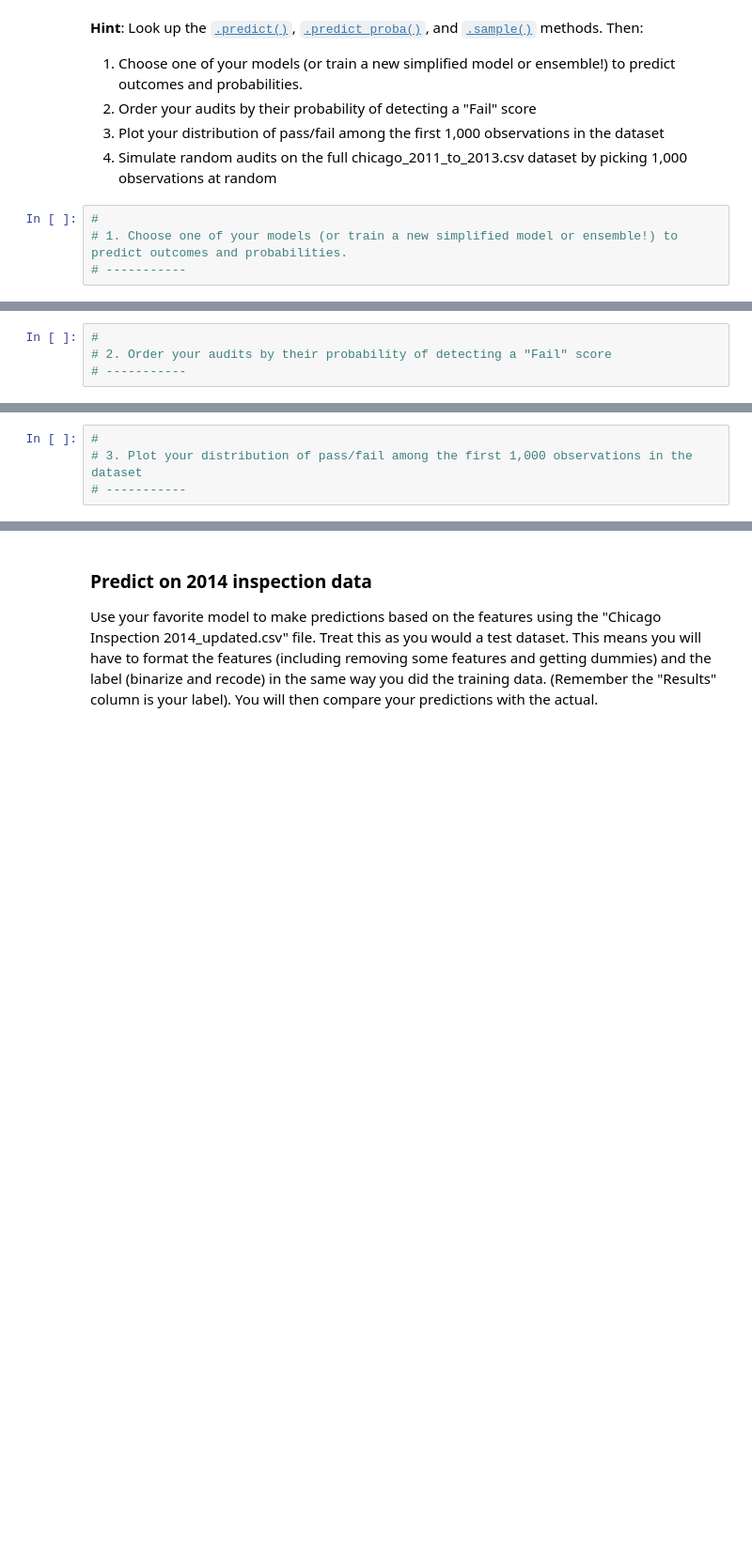
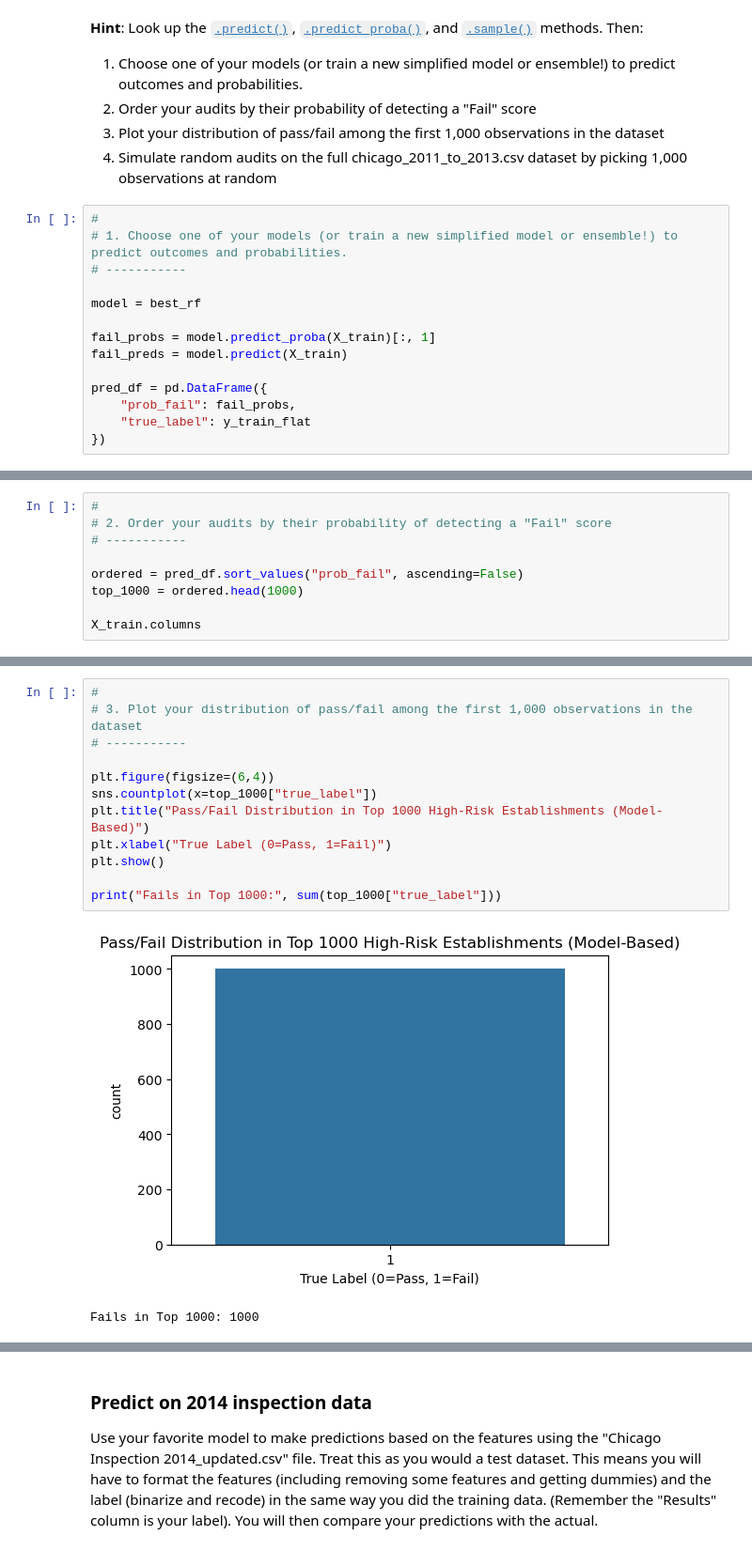
Before and after one commit to AyeshaZafar-Berkeley/AyeshaZafar-Berkeley.github.io, a Jupyter notebook: Project 3/Project 3 Students.ipynb, the cells around one changed output, grey strips where cells are left out. Shown: that part at 94% size. Saved outputs shown, nothing was run; the diff lists cells and outputs as text; blank space fills up the shorter version.

```diff
--- a/Project 3/Project 3 Students.ipynb
+++ b/Project 3/Project 3 Students.ipynb
@@ -475,3 +515,13 @@ Use tools like coefficient plots or feature importance plots to investigate your
 #
 # 1. Choose one of your models (or train a new simplified model or ensemble!) to predict outcomes and probabilities.
 # -----------
+
+model = best_rf
+
+fail_probs = model.predict_proba(X_train)[:, 1]
+fail_preds = model.predict(X_train)
+
+pred_df = pd.DataFrame({
+    "prob_fail": fail_probs,
+    "true_label": y_train_flat
+})
@@ -479,3 +548,8 @@ Use tools like coefficient plots or feature importance plots to investigate your
 #
 # 2. Order your audits by their probability of detecting a "Fail" score
 # -----------
+
+ordered = pred_df.sort_values("prob_fail", ascending=False)
+top_1000 = ordered.head(1000)
+
+X_train.columns
@@ -482,7 +568,18 @@ Use tools like coefficient plots or feature importance plots to investigate your
 # %%
 #
 # 3. Plot your distribution of pass/fail among the first 1,000 observations in the dataset
 # -----------
+
+plt.figure(figsize=(6,4))
+sns.countplot(x=top_1000["true_label"])
+plt.title("Pass/Fail Distribution in Top 1000 High-Risk Establishments (Model-Based)")
+plt.xlabel("True Label (0=Pass, 1=Fail)")
+plt.show()
+
+print("Fails in Top 1000:", sum(top_1000["true_label"]))
+# %% [output]
+[figure, added]
+Fails in Top 1000: 1000
 # %%
 #
 # 4. Simulate random audits on the full chicago_2011_to_2013.csv dataset by picking 1,000 observations at random
```
Also changed, not shown: parts of 29 cells of this notebook.
